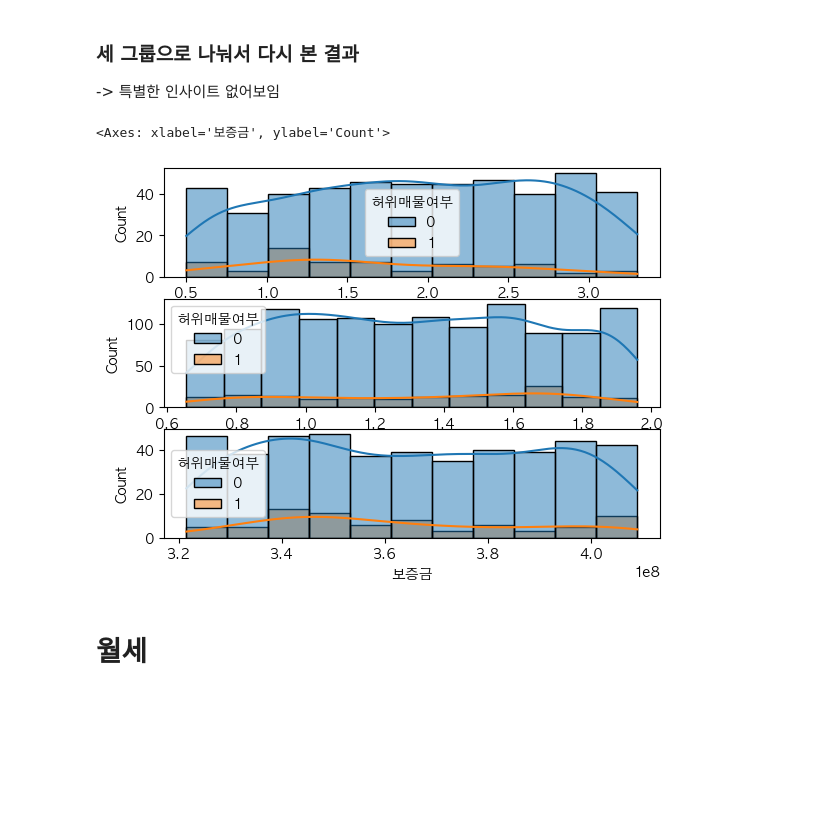
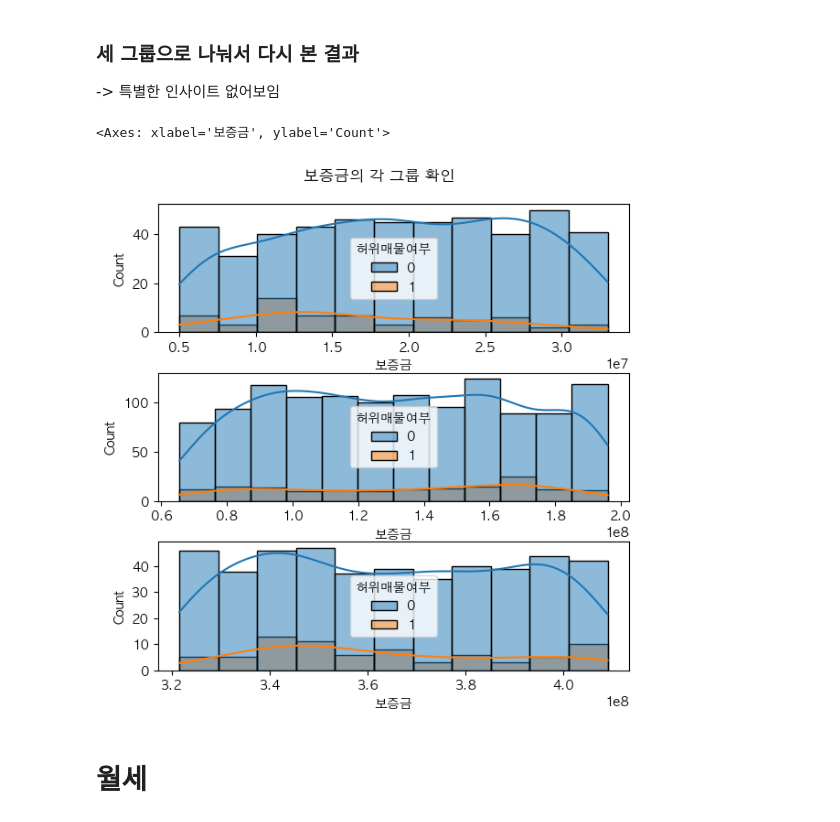
Before and after one commit to azultasul/fake-listing-predict, a Jupyter notebook: model/01_EDA.ipynb, the cells around one changed output. Cells and saved outputs as stored; diff of their text form; code cells hidden in the pictures; blank space fills up the shorter version.

```diff
--- a/model/01_EDA.ipynb
+++ b/model/01_EDA.ipynb
@@ -6,7 +6,7 @@ import numpy as np
 import warnings
 warnings.filterwarnings('ignore')
 
-df = pd.read_csv('/Users/pycode/project/데이터/train.csv')
+df = pd.read_csv('/Users/dasolyoo/Documents/workspace/tutorial/python/fake-listing-predict/data/train.csv')
 df.info()
 df.head()
 # %% [output]
@@ -144,16 +144,17 @@ sns.histplot(data=train, x='보증금', hue='허위매물여부', kde=True, mult
 # %%
 group1 = train[train["보증금"] < 50000000]
 group2 = train[(50000000 < train["보증금"]) & (train["보증금"] < 250000000)]
 group3 = train[250000000 < train["보증금"]]
-
-fig, ax = plt.subplots(nrows=3)
+fig, ax = plt.subplots(nrows=3, figsize=(6, 6))
+fig.suptitle('보증금의 각 그룹 확인')
+plt.tight_layout()
 
 sns.histplot(data=group1, x='보증금', hue='허위매물여부', kde=True, multiple='layer' , ax=ax[0])
 sns.histplot(data=group2, x='보증금', hue='허위매물여부', kde=True, multiple='layer' , ax=ax[1])
 sns.histplot(data=group3, x='보증금', hue='허위매물여부', kde=True, multiple='layer' , ax=ax[2])
 # %% [output]
 <Axes: xlabel='보증금', ylabel='Count'>
-[figure, old version]
+[figure, new version]
 # %% [markdown]
 # 월세
 # %%
```
Also changed, not shown: parts of 3 cells of this notebook, 23 other files.
